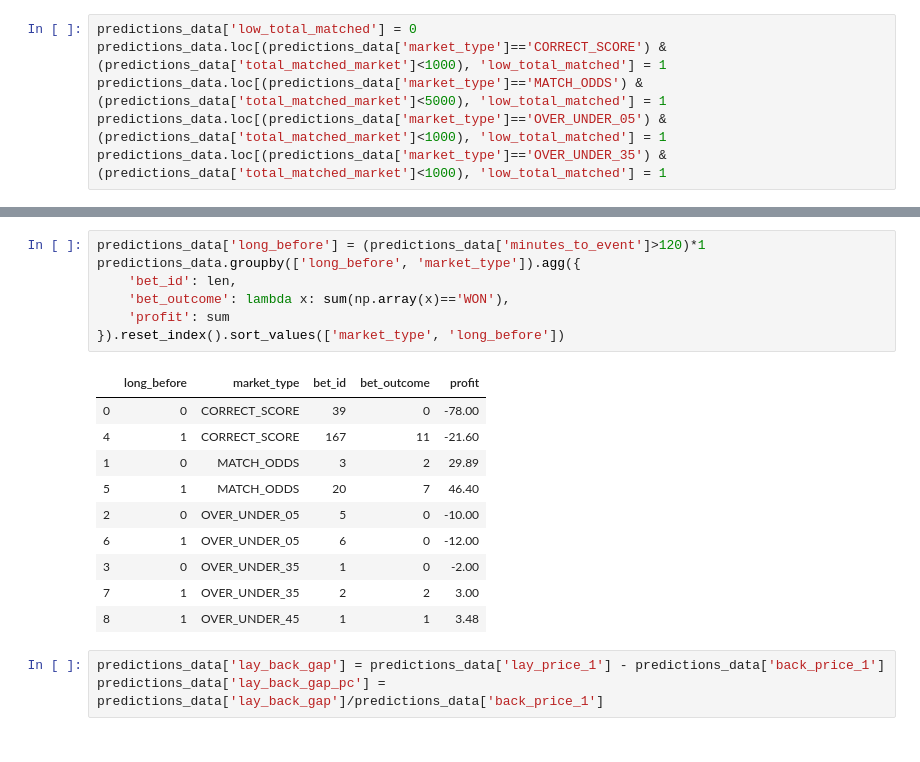
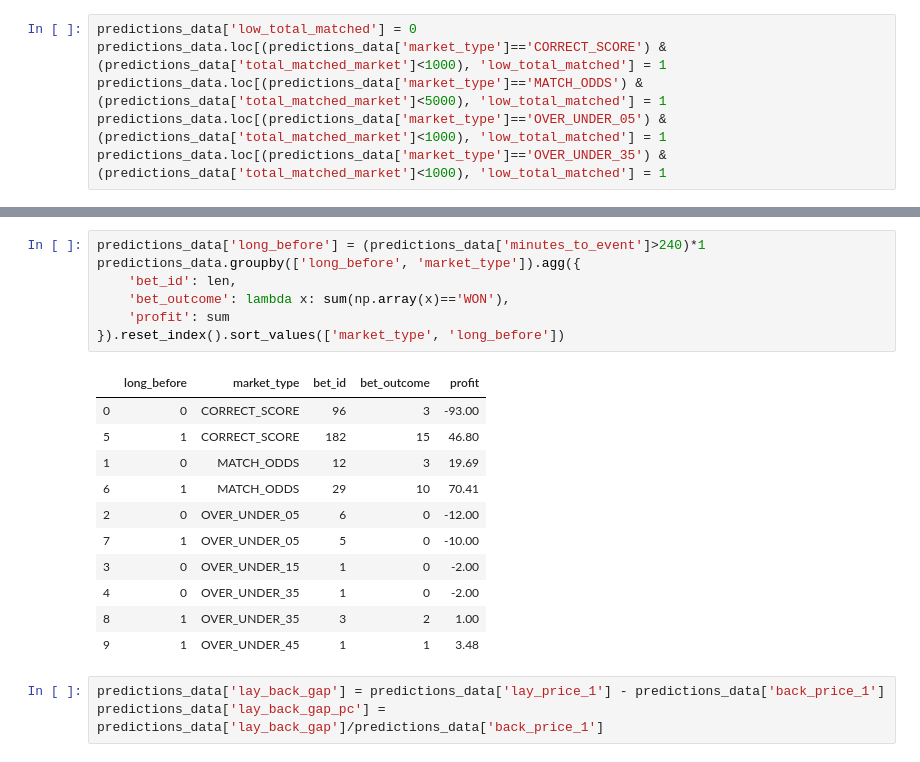
Before and after one commit to AngusMcKay/free_money, a Jupyter notebook: tote/Betfair football monitor.ipynb, the cells around one changed output, grey strips where cells are left out. Drawn from its saved outputs; the diff is of its cells as text.

```diff
--- a/tote/Betfair football monitor.ipynb
+++ b/tote/Betfair football monitor.ipynb
@@ -506,23 +513,24 @@ min        13.000000
 max      1311.116667
 Name: minutes_to_event, dtype: float64
 # %%
-predictions_data['long_before'] = (predictions_data['minutes_to_event']>120)*1
+predictions_data['long_before'] = (predictions_data['minutes_to_event']>240)*1
 predictions_data.groupby(['long_before', 'market_type']).agg({
     'bet_id': len,
     'bet_outcome': lambda x: sum(np.array(x)=='WON'),
     'profit': sum
 }).reset_index().sort_values(['market_type', 'long_before'])
 # %% [output]
 |  | long_before | market_type | bet_id | bet_outcome | profit |
-| 0 | 0 | CORRECT_SCORE | 39 | 0 | -78.00 |
-| 4 | 1 | CORRECT_SCORE | 167 | 11 | -21.60 |
-| 1 | 0 | MATCH_ODDS | 3 | 2 | 29.89 |
-| 5 | 1 | MATCH_ODDS | 20 | 7 | 46.40 |
-| 2 | 0 | OVER_UNDER_05 | 5 | 0 | -10.00 |
-| 6 | 1 | OVER_UNDER_05 | 6 | 0 | -12.00 |
-| 3 | 0 | OVER_UNDER_35 | 1 | 0 | -2.00 |
-| 7 | 1 | OVER_UNDER_35 | 2 | 2 | 3.00 |
-| 8 | 1 | OVER_UNDER_45 | 1 | 1 | 3.48 |
+| 0 | 0 | CORRECT_SCORE | 96 | 3 | -93.00 |
+| 5 | 1 | CORRECT_SCORE | 182 | 15 | 46.80 |
+| 1 | 0 | MATCH_ODDS | 12 | 3 | 19.69 |
+| 6 | 1 | MATCH_ODDS | 29 | 10 | 70.41 |
+| 2 | 0 | OVER_UNDER_05 | 6 | 0 | -12.00 |
+| 7 | 1 | OVER_UNDER_05 | 5 | 0 | -10.00 |
+| 3 | 0 | OVER_UNDER_15 | 1 | 0 | -2.00 |
+| 4 | 0 | OVER_UNDER_35 | 1 | 0 | -2.00 |
+| 8 | 1 | OVER_UNDER_35 | 3 | 2 | 1.00 |
+| 9 | 1 | OVER_UNDER_45 | 1 | 1 | 3.48 |
 # %%
 predictions_data['lay_back_gap'] = predictions_data['lay_price_1'] - predictions_data['back_price_1']
 predictions_data['lay_back_gap_pc'] = predictions_data['lay_back_gap']/predictions_data['back_price_1']
```
Also changed, not shown: parts of 39 cells of this notebook, 1 other file.
